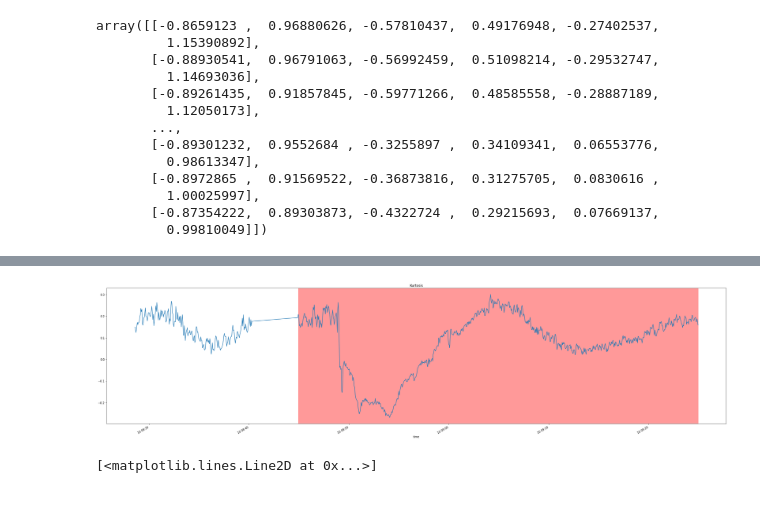
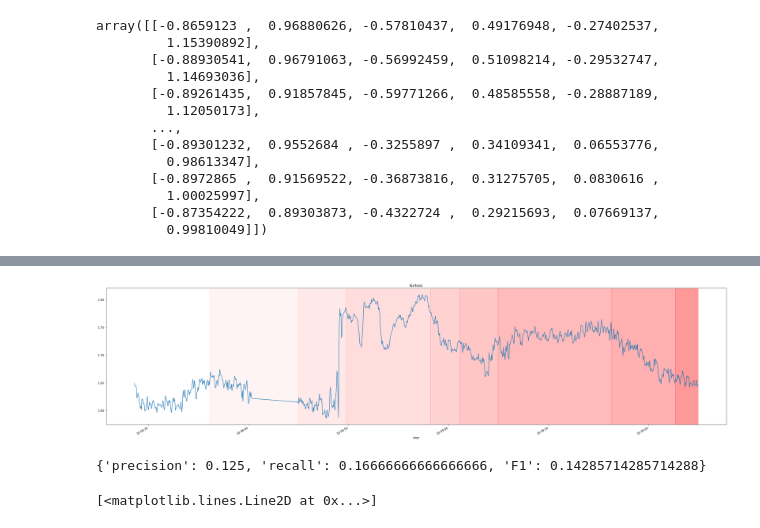
Before and after one commit to alex0dd/DatastreamChangesDetection, a Jupyter notebook: MainNotebook.ipynb, the cells around one changed output, grey strips where cells are left out. Drawn from its saved outputs; the diff is of its cells as text; code cells hidden in the pictures.

Commit message:
Moved martingale_tester.py to a package and updated notebook

```diff
--- a/MainNotebook.ipynb
+++ b/MainNotebook.ipynb
@@ -57 +36,4 @@ statistical_features_train = get_cavitation_features(df_train)
+# %%
+if not LOAD_DATA:
+    statistical_features_train = get_cavitation_features(df_train)
 # %%
@@ -90,6 +60,13 @@ import pickle
 
 #with open('statistical_features_test.pkl', 'rb') as handle:
 #    unserialized_data = pickle.load(handle)
+# %%
+if LOAD_DATA:
+    with open('statistical_features_train.pkl', 'rb') as handle:
+        statistical_features_train = pickle.load(handle)
+
+    with open('statistical_features_test.pkl', 'rb') as handle:
+        statistical_features_test = pickle.load(handle)
 # %% [markdown]
 We've extracted four types of statistical features (single value from 75000 samples) per time unit: mean, std, skewness, kurtosis
 # %%
@@ -410,15 +461,15 @@ array([[-0.8659123 ,  0.96880626, -0.57810437,  0.49176948, -0.27402537,
        [-0.87354222,  0.89303873, -0.4322724 ,  0.29215693,  0.07669137,
          0.99810049]])
 # %%
-martingale_tester_nd = MartingaleTestND(4, epsilon=0.98)
+martingale_tester_nd = MartingaleTestND(4, epsilon=0.96)
 # %%
 changes_pred_nd, _ = run_martingale_tester_nd(
     martingale_tester_nd,
-    statistical_features_train["kurtosis"][visualize_columns]
+    statistical_features_train["std"][visualize_columns]
 )
 # %%
 plot_total_df(
-    statistical_features_averaged_train["kurtosis"]["average_column"],
+    statistical_features_averaged_train["std"]["average_column"],
     "Kurtosis",
     changes=changes_pred_nd,
     max_intensity=0.4
@@ -429,4 +487,8 @@ Changes in stream distribution occurred at:
-[figure, old version]
+[figure, new version]
+# %%
+metrics_in_range(gt=changes_gt, pred=changes_pred_nd, interval=30)
+# %% [output]
+{'precision': 0.125, 'recall': 0.16666666666666666, 'F1': 0.14285714285714288}
 # %%
 plt.plot(martingale_tester_nd.M)
 # %% [output]
```
Also changed, not shown: parts of 14 cells of this notebook, 1 other file.
